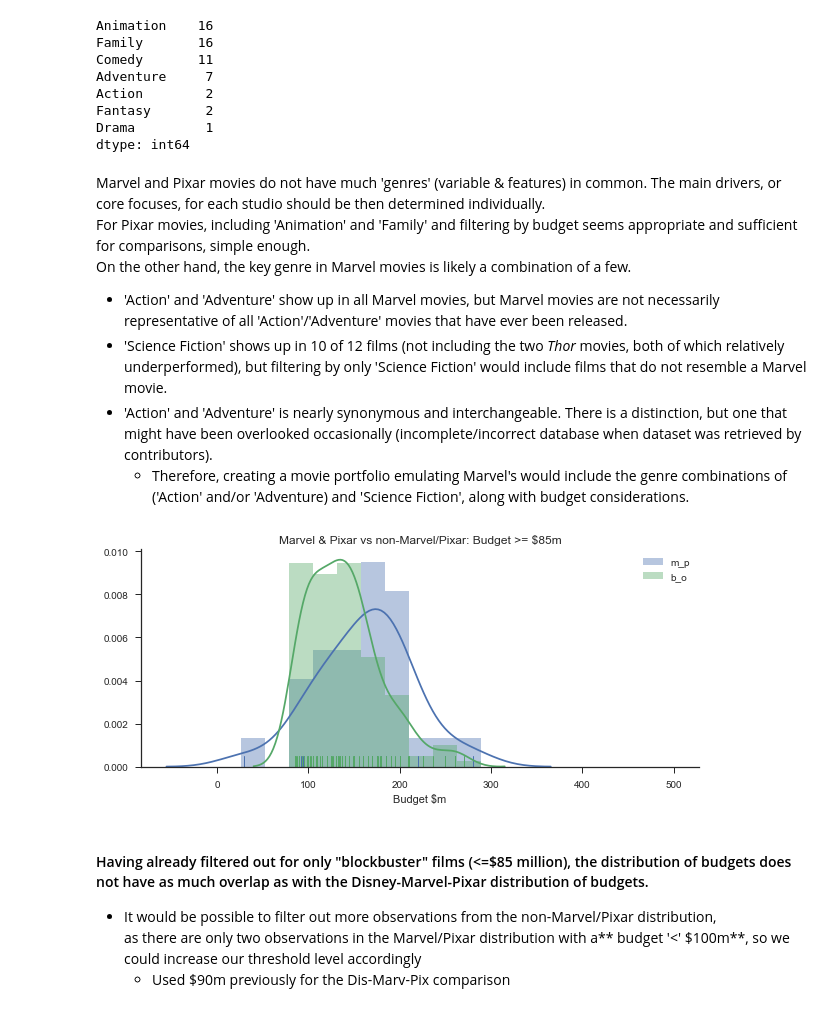
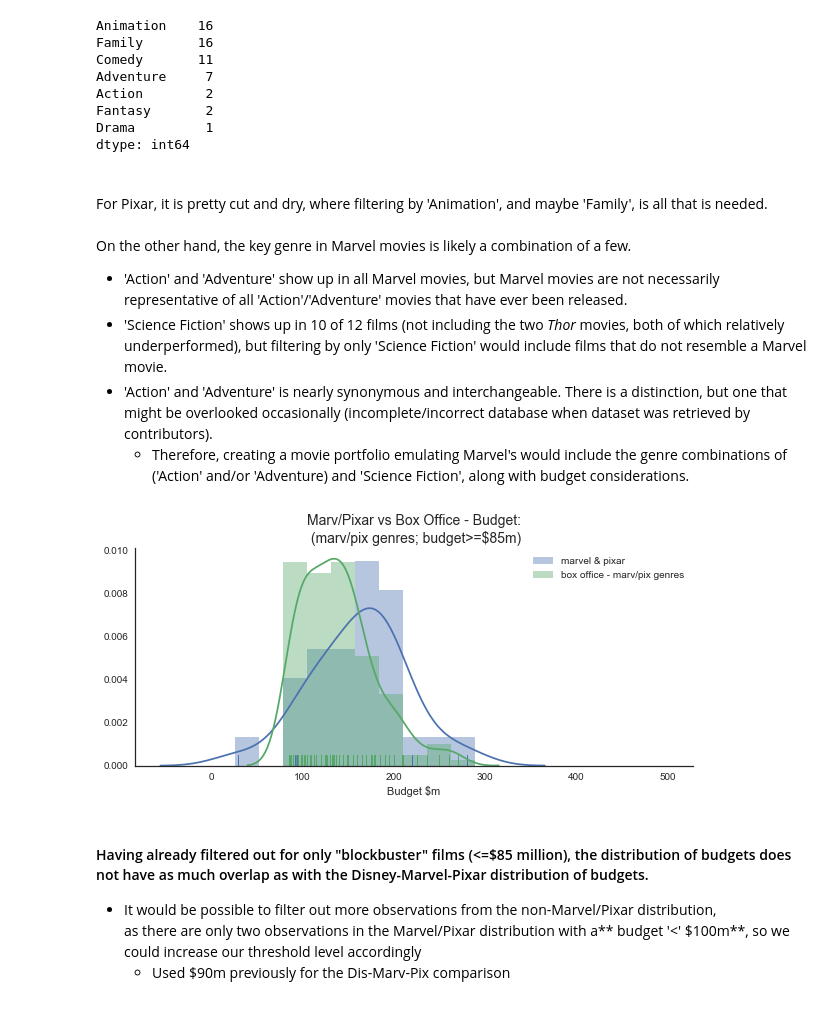
Before and after one commit to ryanlee213/test, a Jupyter notebook: narrative analytics and experimentation.ipynb, the cells around one changed output. Drawn from its saved outputs; the diff is of its cells as text; code cells hidden in the pictures.

```diff
--- a/narrative analytics and experimentation.ipynb
+++ b/narrative analytics and experimentation.ipynb
@@ -434,14 +434,13 @@ Smallest budget from Pixar movies: $90.0 million
 | 96 | 1373 | Toy Story | 1995 | 373.554033 | 30.0 | 343.554033 | Animation,Comedy,Family | Pixar Animation Studios | 73.640445 | ... |
 | 58 | 335 | Toy Story 2 | 1999 | 497.366869 | 90.0 | 407.366869 | Animation,Comedy,Family | Pixar Animation Studios | 73.575118 | ... |
 # %%
-sns.set_style('darkgrid')
 plt.figure(figsize=(10, 4))
 
 var = {'dis':disonly, 'pix':pixar_only, 'marv':marv_only}
 for k,v in var.items():
     sns.distplot(v.budg, binsb, label=k, rug=True, hist=False)
 
-plt.title('Disney-Pixar-Marvel: Budget')
+plt.title('Disney-Pixar-Marvel: Budget', fontsize=14)
 plt.xlabel('Box Office')
 plt.legend()
 sns.despine()
@@ -636,12 +644,11 @@ Fantasy       2
 Drama         1
 dtype: int64
 # %% [markdown]
-Marvel and Pixar movies do not have much 'genres' (variable & features) in common.  The main drivers, or core focuses, for each studio should be then determined individually.
-<br>For Pixar movies, including 'Animation' and 'Family' and filtering by budget seems appropriate and sufficient for comparisons, simple enough.
-<br>On the other hand, the key genre in Marvel movies is likely a combination of a few.
+<br>For Pixar, it is pretty cut and dry, where filtering by 'Animation', and maybe 'Family', is all that is needed.
+<br><br>On the other hand, the key genre in Marvel movies is likely a combination of a few.
 - 'Action' and 'Adventure' show up in all Marvel movies, but Marvel movies are not necessarily representative of all 'Action'/'Adventure' movies that have ever been released.
 - 'Science Fiction' shows up in 10 of 12 films (not including the two *Thor* movies, both of which relatively underperformed), but filtering by only 'Science Fiction' would include films that do not resemble a Marvel movie.
-- 'Action' and 'Adventure' is nearly synonymous and interchangeable.  There is a distinction, but one that might have been overlooked occasionally (incomplete/incorrect database when dataset was retrieved by contributors).
+- 'Action' and 'Adventure' is nearly synonymous and interchangeable.  There is a distinction, but one that might be overlooked occasionally (incomplete/incorrect database when dataset was retrieved by contributors).
     - Therefore, creating a movie portfolio emulating Marvel's would include the genre combinations of ('Action' and/or 'Adventure) and 'Science Fiction', along with budget considerations.
 # %%
 act_scfi = no_mp.groupby(['Action', 'Science Fiction']).get_group((1,1))
@@ -657,16 +664,16 @@ box_off_mpgenres_85 = box_off_mpgenres[box_off_mpgenres.budg >= 85]
 # %%
 plt.figure(figsize=(10, 4))
 
-var = {'m_p':only_mp, 'b_o':box_off_mpgenres_85}
+var = {'marvel & pixar':only_mp, 'box office - marv/pix genres':box_off_mpgenres_85}
 for k,v in var.items():
     sns.distplot(v.budg, binsb, label=k, rug=True)
 
-plt.title('Marvel & Pixar vs non-Marvel/Pixar: Budget >= $85m')
+plt.title('Marv/Pixar vs Box Office - Budget:\n (marv/pix genres; budget>=$85m)' ,fontsize=14)
 plt.xlabel('Budget $m')
 plt.legend()
 sns.despine()
 # %% [output]
-[figure, old version]
+[figure, new version]
 # %% [markdown]
 #### Having already filtered out for only "blockbuster" films \(<=\$85 million\), the distribution of budgets does not have as much overlap as with the Disney-Marvel-Pixar distribution of budgets.
 - It would be possible to filter out more observations from the non-Marvel/Pixar distribution, <br>as there are only two observations in the Marvel/Pixar distribution with a** budget '<' \$100m**, so we could increase our threshold level accordingly
```
Also changed, not shown: parts of 158 cells of this notebook.
